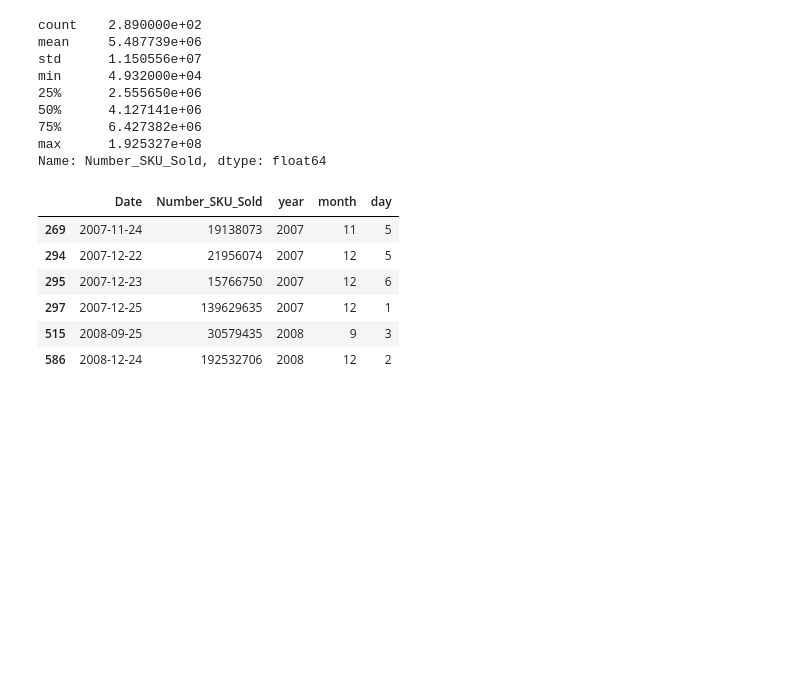
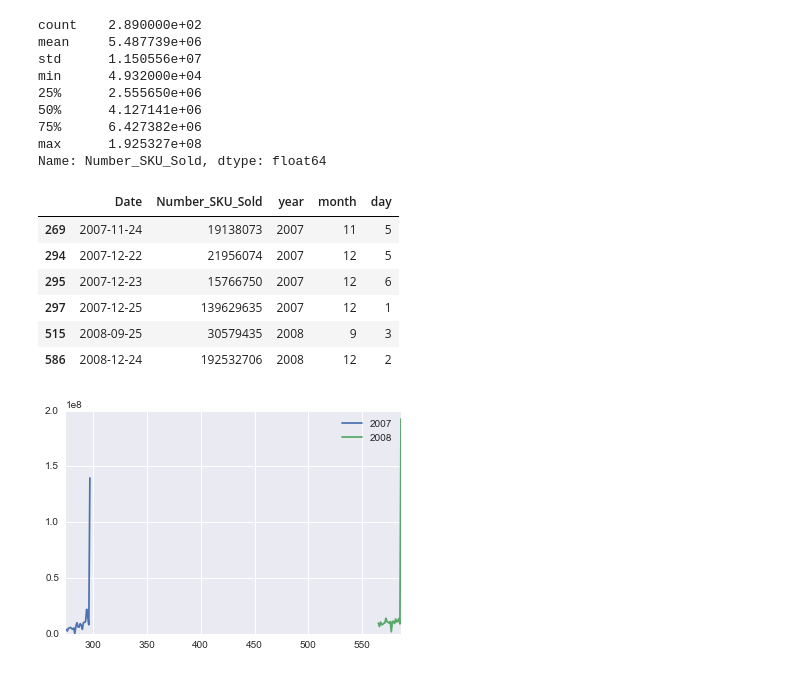
Before and after one commit to numb3r33/av-practice, a Jupyter notebook: mini-data-hack/notebooks/Mini-Data-Hack.ipynb, the cells around one changed output. Saved outputs shown, nothing was run; the diff lists cells and outputs as text; code cells hidden in the pictures; blank space fills up the shorter version.

```diff
--- a/mini-data-hack/notebooks/Mini-Data-Hack.ipynb
+++ b/mini-data-hack/notebooks/Mini-Data-Hack.ipynb
@@ -111,3 +170,9 @@ train[train.Number_SKU_Sold > train.Number_SKU_Sold.quantile(q=0.99)]
 | 297 | 2007-12-25 | 139629635 | 2007 | 12 | 1 |
 | 515 | 2008-09-25 | 30579435 | 2008 | 9 | 3 |
 | 586 | 2008-12-24 | 192532706 | 2008 | 12 | 2 |
+# %%
+train_2007[train_2007.month==12].Number_SKU_Sold.plot(label='2007')
+train_2008[train_2008.month==12].Number_SKU_Sold.plot(label='2008')
+plt.legend(loc='best');
+# %% [output]
+[figure, added]
```
Also changed, not shown: parts of 31 cells of this notebook.
